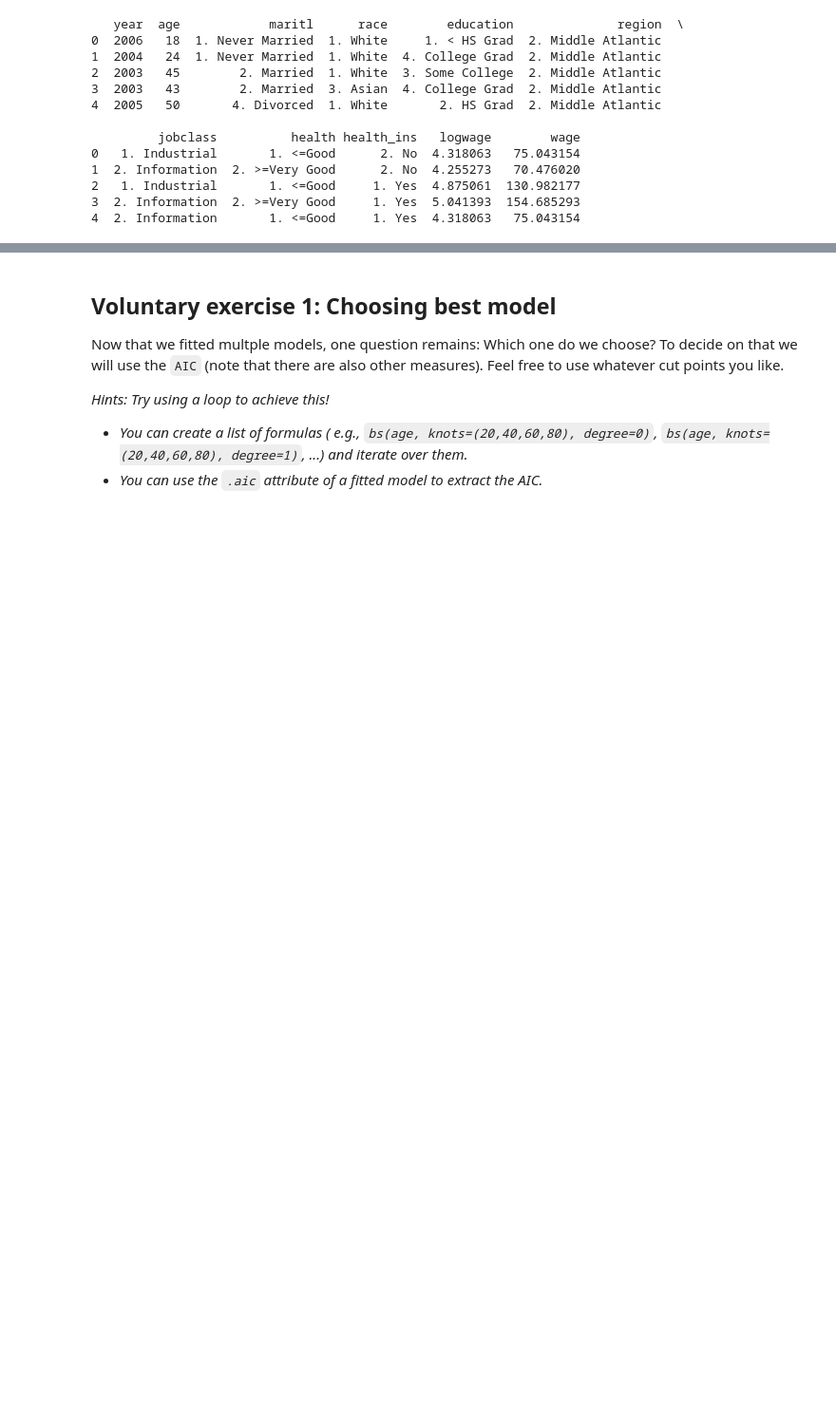
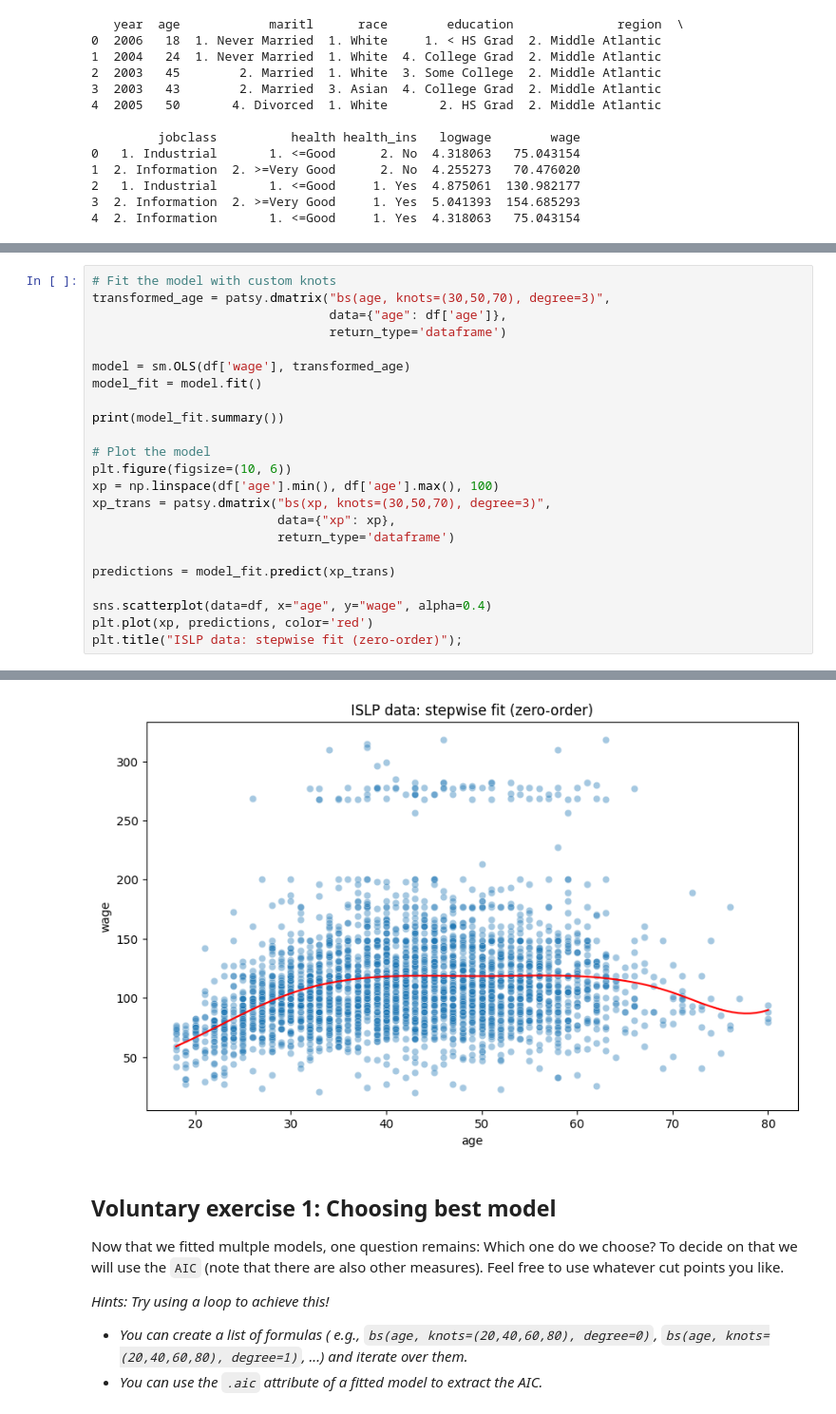
Before and after one commit to mibur1/psy111, a Jupyter notebook: book/statistics/9_Spline_Reg/3_Exercises.ipynb, the cells around one changed output, grey strips where cells are left out. Shown: that part at 95% size. Saved outputs shown, nothing was run; the diff lists cells and outputs as text; blank space fills up the shorter version.

```diff
--- a/book/statistics/9_Spline_Reg/3_Exercises.ipynb
+++ b/book/statistics/9_Spline_Reg/3_Exercises.ipynb
@@ -126,0 +128,24 @@ strong multicollinearity problems or that the design matrix is singular.
+# %%
+# Fit the model with custom knots
+transformed_age = patsy.dmatrix("bs(age, knots=(30,50,70), degree=3)",
+                                data={"age": df['age']},
+                                return_type='dataframe')
+
+model = sm.OLS(df['wage'], transformed_age)
+model_fit = model.fit()
+
+print(model_fit.summary())
+
+# Plot the model
+plt.figure(figsize=(10, 6))
+xp = np.linspace(df['age'].min(), df['age'].max(), 100)
+xp_trans = patsy.dmatrix("bs(xp, knots=(30,50,70), degree=3)",
+                         data={"xp": xp},
+                         return_type='dataframe')
+
+predictions = model_fit.predict(xp_trans)
+
+sns.scatterplot(data=df, x="age", y="wage", alpha=0.4)
+plt.plot(xp, predictions, color='red')
+plt.title("ISLP data: stepwise fit (zero-order)");
+# %% [output]
@@ -127,3 +169,4 @@ strong multicollinearity problems or that the design matrix is singular.
+[figure, added]
 # %% [markdown]
 ## Voluntary exercise 1: Choosing best model
 
```
Also changed, not shown: parts of 5 cells of this notebook.
